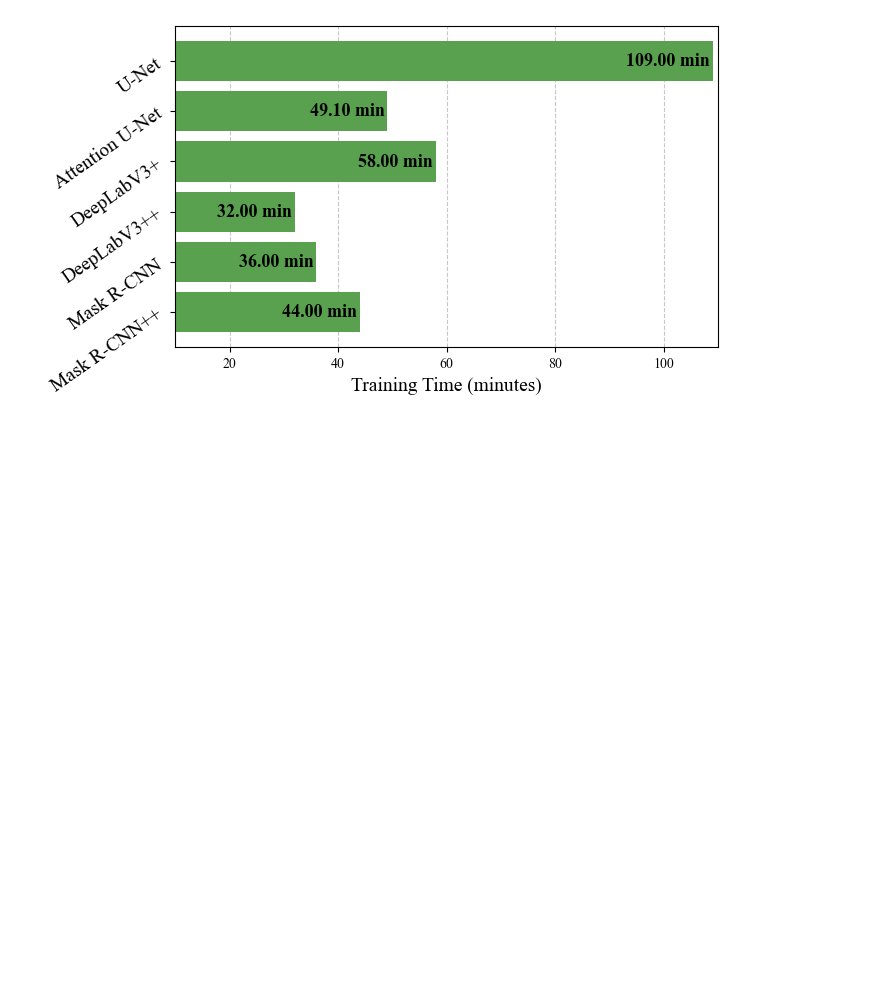
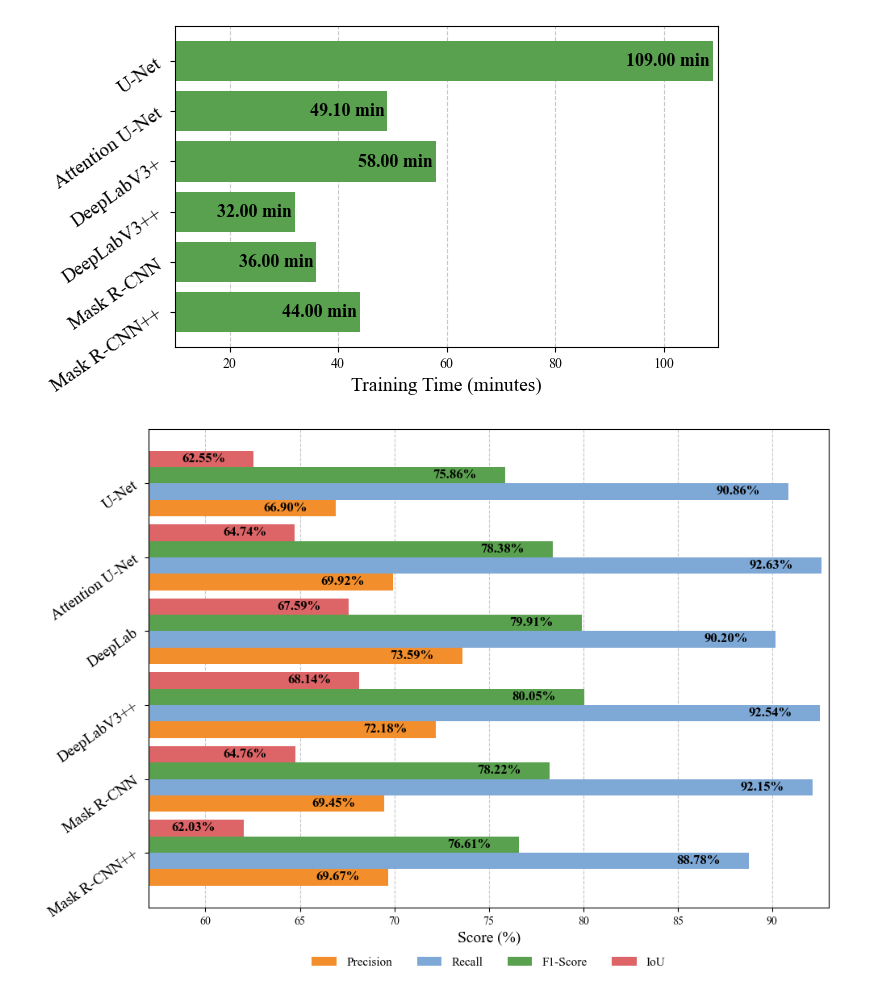
Before and after one commit to ammaster10s/Year3, a Jupyter notebook: Temp/Test.ipynb, the cells around one changed output. Saved outputs shown, nothing was run; the diff lists cells and outputs as text; code cells hidden in the pictures; blank space fills up the shorter version.

```diff
--- a/Temp/Test.ipynb
+++ b/Temp/Test.ipynb
@@ -678,6 +678,70 @@ plt.tight_layout()
 plt.show()
 # %% [output]
 [figure]
+# %%
+import matplotlib.pyplot as plt
+import numpy as np
+
+# Set font
+plt.rcParams['font.family'] = 'Times New Roman'
+
+# Data
+models = ['U-Net', 'Attention U-Net', 'DeepLab', 'DeepLabV3++', 'Mask R-CNN', 'Mask R-CNN++']
+precision = [66.90, 69.92, 73.59, 72.18, 69.45, 69.67]
+f1_score = [75.86, 78.38, 79.91, 80.05, 78.22, 76.61]
+recall = [90.86, 92.63, 90.20, 92.54, 92.15, 88.78]
+iou = [62.55, 64.74, 67.59, 68.14, 64.76, 62.03]
+
+# Reverse for plotting
+models = models[::-1]
+precision = precision[::-1]
+recall = recall[::-1]
+f1_score = f1_score[::-1]
+iou = iou[::-1]
+
+# Bar settings
+bar_width = 0.25
+index = np.arange(len(models)) * (bar_width * 4.5)  # spacing for 4 bars
+
+# Create figure and axes
+fig, ax = plt.subplots(figsize=(10, 7))
+
+# Plot each metric
+bars1 = ax.barh(index, precision, bar_width, label='Precision', color='#F28E2B')
+bars2 = ax.barh(index + bar_width, recall, bar_width, label='Recall', color="#7EA8D6")
+bars3 = ax.barh(index + 2 * bar_width, f1_score, bar_width, label='F1-Score', color='#59A14F')
+bars4 = ax.barh(index + 3 * bar_width, iou, bar_width, label='IoU', color="#DD6567")
+
+# Set yticks correctly (middle of grouped bars)
+ax.set_yticks(index + 1.5 * bar_width)
+ax.set_yticklabels(models, fontsize=14, rotation=35)
+
+# Add value labels to all bars
+for bars in [bars1, bars2, bars3,bars4]:
+    for bar in bars:
+        width = bar.get_width()
+        ax.text(width - 1.5, bar.get_y() + bar.get_height() / 2,
+                f'{width:.2f}%', va='center', ha='right', fontsize=12, color='black', fontweight='bold')
+
+# # For IoU, label on the right side because values are smaller
+# for bar in bars4:
+#     width = bar.get_width()
+#     ax.text(width + 0.5, bar.get_y() + bar.get_height() / 2,
+#             f'{width:.2f}%', va='center', ha='left', fontsize=12, color='black', fontweight='bold')
+
+# Axis and labels
+ax.set_xlabel('Score (%)', fontsize=14)
+ax.set_xlim(57, 93)
+
+# Grid and legend
+ax.xaxis.grid(True, linestyle='--', alpha=0.7)
+ax.set_axisbelow(True)
+ax.legend(loc='upper center', bbox_to_anchor=(0.5, -0.08), ncol=4, fontsize=11, frameon=False)
+
+plt.tight_layout()
+plt.show()
+# %% [output]
+[figure, added]
 # %%
 import matplotlib.pyplot as plt
 import numpy as np
```
Also changed, not shown: parts of 1 cell of this notebook.
